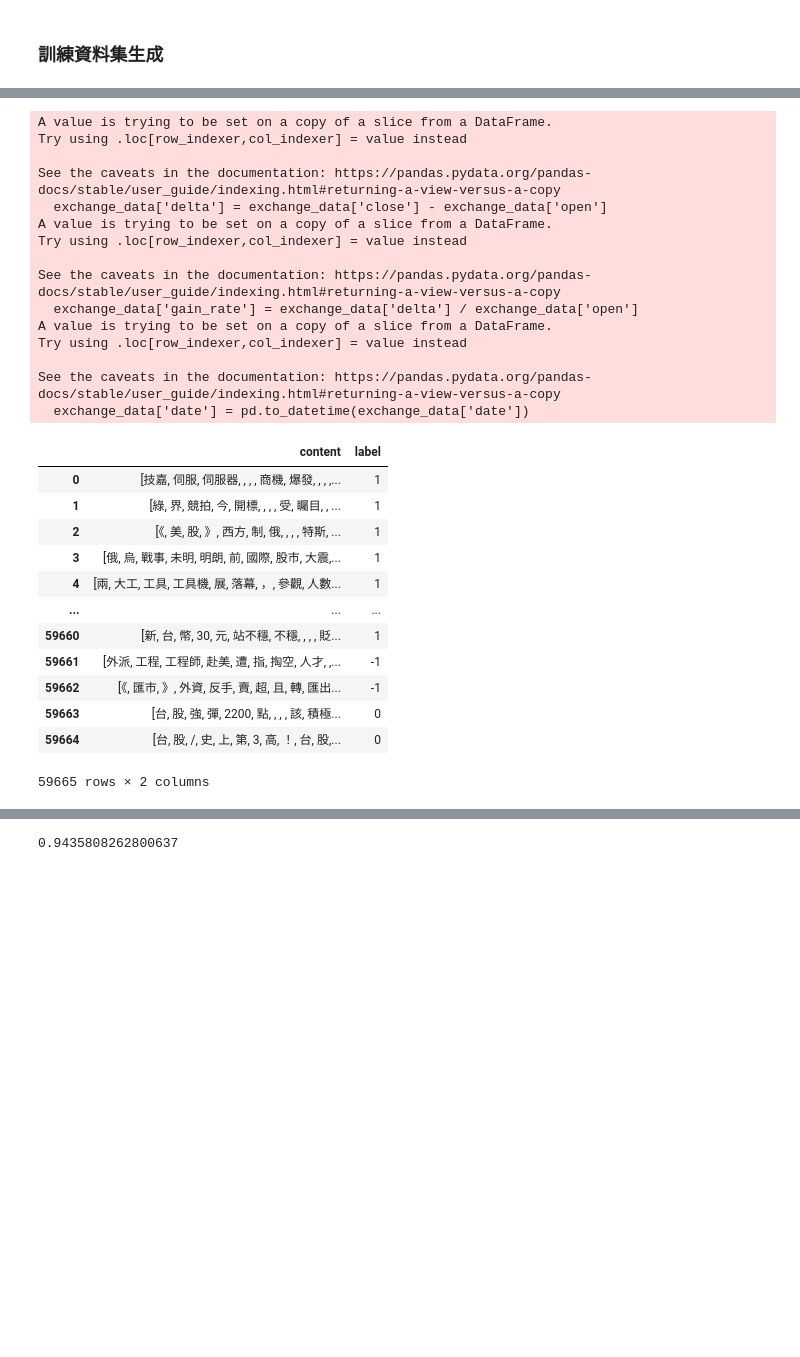
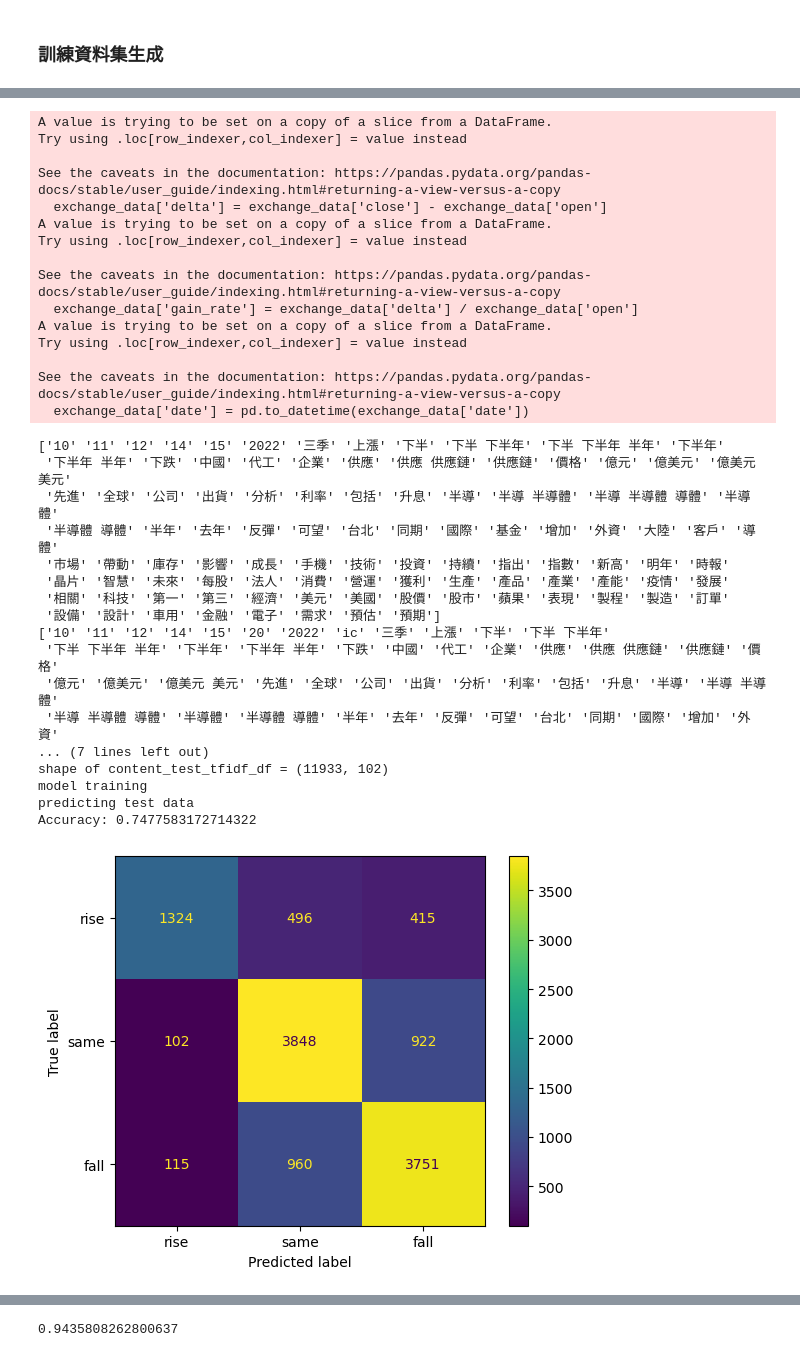
Before and after one commit to ruby0322/bda-midterm-project, a Jupyter notebook: no-bert/bda_midterm_project_4_v2.ipynb, the cells around one changed output, grey strips where cells are left out. Cells and saved outputs as stored; diff of their text form; code cells hidden in the pictures; blank space fills up the shorter version.

```diff
--- a/no-bert/bda_midterm_project_4_v2.ipynb
+++ b/no-bert/bda_midterm_project_4_v2.ipynb
@@ -232,34 +312,43 @@ def get_gain_rate_after_n_days(stock_data_source, content_data_source, stock_sym
 # %%
-keywords_2330 = ['台積電', '半導體', 'AI', '蘋果', 'Apple', '台灣積體電路', '臺灣積體電路', '張忠謀', '晶片', '晶圓', '護國神山']
+# 2330 台積電
+keywords = ['台積電', '半導體', 'AI', '蘋果', 'Apple', '台灣積體電路', '臺灣積體電路', '張忠謀', '晶片', '晶圓', '護國神山']
+stock_data_source = '微股力個股交易數據-2年'
+content_data_source = '內容數據新聞1'
+stock_symbol = '2330'
+n_days_after = 5
 
-dataset_2330 = get_gain_rate_after_n_days('微股力個股交易數據-2年', '內容數據新聞1', '2330', keywords_2330, 5)
-dataset_2330
+phase_1_and_2(stock_data_source, content_data_source, stock_symbol, keywords, n_days_after)
 # %% [output]
 A value is trying to be set on a copy of a slice from a DataFrame.
 Try using .loc[row_indexer,col_indexer] = value instead
 
 See the caveats in the documentation: https://pandas.pydata.org/pandas-docs/stable/user_guide/indexing.html#returning-a-view-versus-a-copy
   exchange_data['delta'] = exchange_data['close'] - exchange_data['open']
 A value is trying to be set on a copy of a slice from a DataFrame.
 Try using .loc[row_indexer,col_indexer] = value instead
 
 See the caveats in the documentation: https://pandas.pydata.org/pandas-docs/stable/user_guide/indexing.html#returning-a-view-versus-a-copy
   exchange_data['gain_rate'] = exchange_data['delta'] / exchange_data['open']
 A value is trying to be set on a copy of a slice from a DataFrame.
 Try using .loc[row_indexer,col_indexer] = value instead
 
 See the caveats in the documentation: https://pandas.pydata.org/pandas-docs/stable/user_guide/indexing.html#returning-a-view-versus-a-copy
   exchange_data['date'] = pd.to_datetime(exchange_data['date'])
-|  | content | label |
-| 0 | [技嘉, 伺服, 伺服器, , , , 商機, 爆發, , , ,... | 1 |
-| 1 | [綠, 界, 競拍, 今, 開標, , , , 受, 矚目, , ... | 1 |
-| 2 | [《, 美, 股, 》, 西方, 制, 俄, , , , 特斯, ... | 1 |
-| 3 | [俄, 烏, 戰事, 未明, 明朗, 前, 國際, 股市, 大震,... | 1 |
-| 4 | [兩, 大工, 工具, 工具機, 展, 落幕, ，, 參觀, 人數... | 1 |
-| ... | ... | ... |
-| 59660 | [新, 台, 幣, 30, 元, 站不穩, 不穩, , , , 貶... | 1 |
-| 59661 | [外派, 工程, 工程師, 赴美, 遭, 指, 掏空, 人才, ,... | -1 |
-| 59662 | [《, 匯市, 》, 外資, 反手, 賣, 超, 且, 轉, 匯出... | -1 |
-| 59663 | [台, 股, 強, 彈, 2200, 點, , , , 該, 積極... | 0 |
-| 59664 | [台, 股, /, 史, 上, 第, 3, 高, ！, 台, 股,... | 0 |
-59665 rows × 2 columns
+['10' '11' '12' '14' '15' '2022' '三季' '上漲' '下半' '下半 下半年' '下半 下半年 半年' '下半年'
+ '下半年 半年' '下跌' '中國' '代工' '企業' '供應' '供應 供應鏈' '供應鏈' '價格' '億元' '億美元' '億美元 美元'
+ '先進' '全球' '公司' '出貨' '分析' '利率' '包括' '升息' '半導' '半導 半導體' '半導 半導體 導體' '半導體'
+ '半導體 導體' '半年' '去年' '反彈' '可望' '台北' '同期' '國際' '基金' '增加' '外資' '大陸' '客戶' '導體'
+ '市場' '帶動' '庫存' '影響' '成長' '手機' '技術' '投資' '持續' '指出' '指數' '新高' '明年' '時報'
+ '晶片' '智慧' '未來' '每股' '法人' '消費' '營運' '獲利' '生產' '產品' '產業' '產能' '疫情' '發展'
+ '相關' '科技' '第一' '第三' '經濟' '美元' '美國' '股價' '股市' '蘋果' '表現' '製程' '製造' '訂單'
+ '設備' '設計' '車用' '金融' '電子' '需求' '預估' '預期']
+['10' '11' '12' '14' '15' '20' '2022' 'ic' '三季' '上漲' '下半' '下半 下半年'
+ '下半 下半年 半年' '下半年' '下半年 半年' '下跌' '中國' '代工' '企業' '供應' '供應 供應鏈' '供應鏈' '價格'
+ '億元' '億美元' '億美元 美元' '先進' '全球' '公司' '出貨' '分析' '利率' '包括' '升息' '半導' '半導 半導體'
+ '半導 半導體 導體' '半導體' '半導體 導體' '半年' '去年' '反彈' '可望' '台北' '同期' '國際' '增加' '外資'
+... (7 lines left out)
+shape of content_test_tfidf_df = (11933, 102)
+model training
+predicting test data
+Accuracy: 0.7477583172714322
+[figure, added]
```
Also changed, not shown: parts of 24 cells of this notebook, 2 other files.
